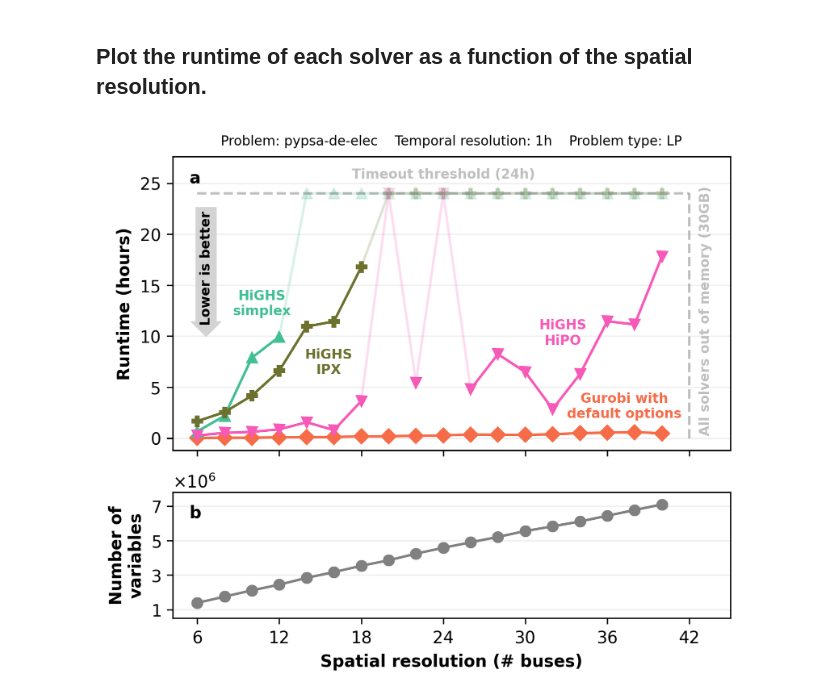
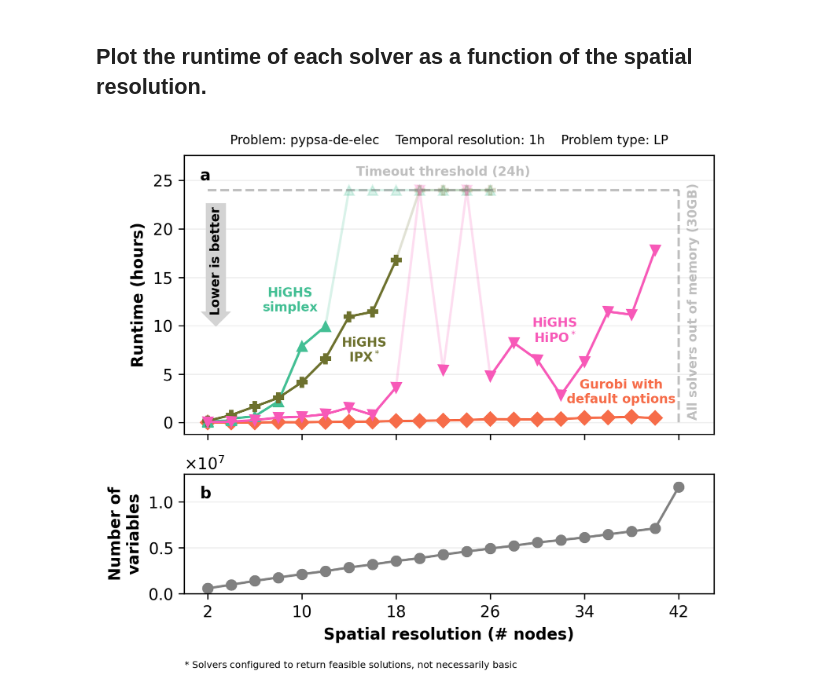
Before and after one commit to open-energy-transition/solver-benchmark, a Jupyter notebook: notebooks/solver_runtime_by_spatial_resolution.ipynb, the cells around one changed output. Drawn from its saved outputs; the diff is of its cells as text; code cells hidden in the pictures.

Commit message:
Updated figures for hipo blog post

```diff
--- a/notebooks/solver_runtime_by_spatial_resolution.ipynb
+++ b/notebooks/solver_runtime_by_spatial_resolution.ipynb
@@ -37,6 +37,8 @@ results = load_results(
         "../results/gcp-results/20260211-all-pypsa-de-sizes",
         "../results/gcp-results/20260216-more-pypsa-de-sizes",
         "../results/gcp-results/20260217-more-pypsa-de-sizes",
+        "../results/gcp-results/20260226-all-pypsa-de-small-sizes",
+        "../results/gcp-results/20260303-all-pypsa-de-small-sizes",
     ]
 )
 results["Temporal resolution"] = results["Size"].apply(lambda x: x.split("-")[1])
@@ -222,7 +224,7 @@ fig, axs = matplotlib.pyplot.subplots(
 )
 
 # Define the x-axis limits based on the spatial resolution of the benchmark instances.
-x_axis_limits = (6, 42)
+x_axis_limits = (2, 42)
 
 for solver in solvers:
     # Get the results for the current solver and sort by spatial resolution.
@@ -230,16 +232,6 @@ for solver in solvers:
 
     # Convert from seconds to hours for better readability.
     solver_results["Runtime (s)"] = solver_results["Runtime (s)"] / 3600
-
-    # Some runtime values are missing because the problems weren't run; add the values with the timeout threshold for better visualization.
-    solver_results = solver_results.set_index("Spatial resolution").reindex(
-        numpy.arange(x_axis_limits[0], x_axis_limits[1], 2)
-    )
-    solver_results["Runtime (s)"] = solver_results["Runtime (s)"].fillna(
-        timeout_threshold
-    )
-    solver_results["Status"] = solver_results["Status"].fillna("TO")
-    solver_results = solver_results.reset_index().sort_values(by="Spatial resolution")
 
     # Plot the runtime of the current solver with the timeout values.
     axs[0].plot(
@@ -308,7 +300,7 @@ axs[0].text(
 )
 
 # Set the axis labels, ticks, scale, grid, and legend.
-axs[0].set_xticks(range(x_axis_limits[0], x_axis_limits[1] + 1, 6))
+axs[0].set_xticks(range(x_axis_limits[0], x_axis_limits[1] + 1, 8))
 axs[0].set_xlim(right=x_axis_limits[1] + 3)
 axs[0].set_ylabel("Runtime (hours)", weight="bold")
 axs[0].set_ylim(top=timeout_threshold * 1.15)
@@ -318,7 +310,7 @@ axs[0].grid(axis="y", alpha=0.2)
 
 # Add an annotation close to each line to indicate the solver name.
 axs[0].text(
-    0.81,
+    0.825,
     0.15,
     "Gurobi with\ndefault options",
     transform=axs[0].transAxes,
@@ -329,8 +321,8 @@ axs[0].text(
     fontsize=8,
 )
 axs[0].text(
-    0.16,
-    0.5,
+    0.2,
+    0.48,
     "HiGHS\nsimplex",
     transform=axs[0].transAxes,
     ha="center",
@@ -340,9 +332,9 @@ axs[0].text(
     fontsize=8,
 )
 axs[0].text(
-    0.28,
+    0.34,
     0.3,
-    "HiGHS\nIPX",
+    "HiGHS\nIPX$^*$",
     transform=axs[0].transAxes,
     ha="center",
     va="center",
@@ -352,8 +344,8 @@ axs[0].text(
 )
 axs[0].text(
     0.7,
-    0.4,
-    "HiGHS\nHiPO",
+    0.37,
+    "HiGHS\nHiPO$^*$",
     transform=axs[0].transAxes,
     ha="center",
     va="center",
@@ -381,36 +373,47 @@ axs[0].text(0.03, 0.91, "a", transform=axs[0].transAxes, fontsize=10, weight="bo
 
 # Plot the number of variables by spatial resolution in the top panel.
 resolutions_to_plot = results[
-    results["Spatial resolution"].isin(range(x_axis_limits[0], x_axis_limits[1]))
+    results["Spatial resolution"].isin(range(x_axis_limits[0], x_axis_limits[1] + 2))
 ]
 axs[1].plot(
     resolutions_to_plot["Spatial resolution"],
     resolutions_to_plot["Variables"],
     marker="o",
     color="grey",
 )
 axs[1].set_ylabel("Number of\nvariables", weight="bold")
-axs[1].set_yticks([1e6, 3e6, 5e6, 7e6])
-axs[1].set_ylim(0.5e6, 7.8e6)
-axs[1].set_xlabel("Spatial resolution (# buses)", weight="bold")
+axs[1].set_ylim(0, 13e6)
+axs[1].set_xlabel("Spatial resolution (# nodes)", weight="bold")
 axs[1].grid(axis="y", alpha=0.2)
 axs[1].yaxis.get_major_formatter().set_useMathText(True)
 
 # Add the panel letter.
 axs[1].text(0.03, 0.8, "b", transform=axs[1].transAxes, fontsize=10, weight="bold")
+
+# Add a note to explain that IPX and HiPO are configured to return feasible solutions, not necessarily basic.
+axs[1].text(
+    0,
+    -0.6,
+    "$*$ Solvers configured to return feasible solutions, not necessarily basic",
+    transform=axs[1].transAxes,
+    ha="left",
+    va="center",
+    fontsize=6,
+    clip_on=False,
+)
 
 # Add a note about the benchmark instance.
 axs[0].text(
     0.5,
     1.03,
     "Problem: pypsa-de-elec    Temporal resolution: 1h    Problem type: LP",
     ha="center",
     va="bottom",
     transform=axs[0].transAxes,
     fontsize=8,
 )
 
 # Save the figure.
 fig.savefig("solver_runtime_by_spatial_resolution.png", bbox_inches="tight", dpi=300)
 # %% [output]
-[figure, old version]
+[figure, new version]
```
Also changed, not shown: parts of 2 cells of this notebook, 5 other files.
